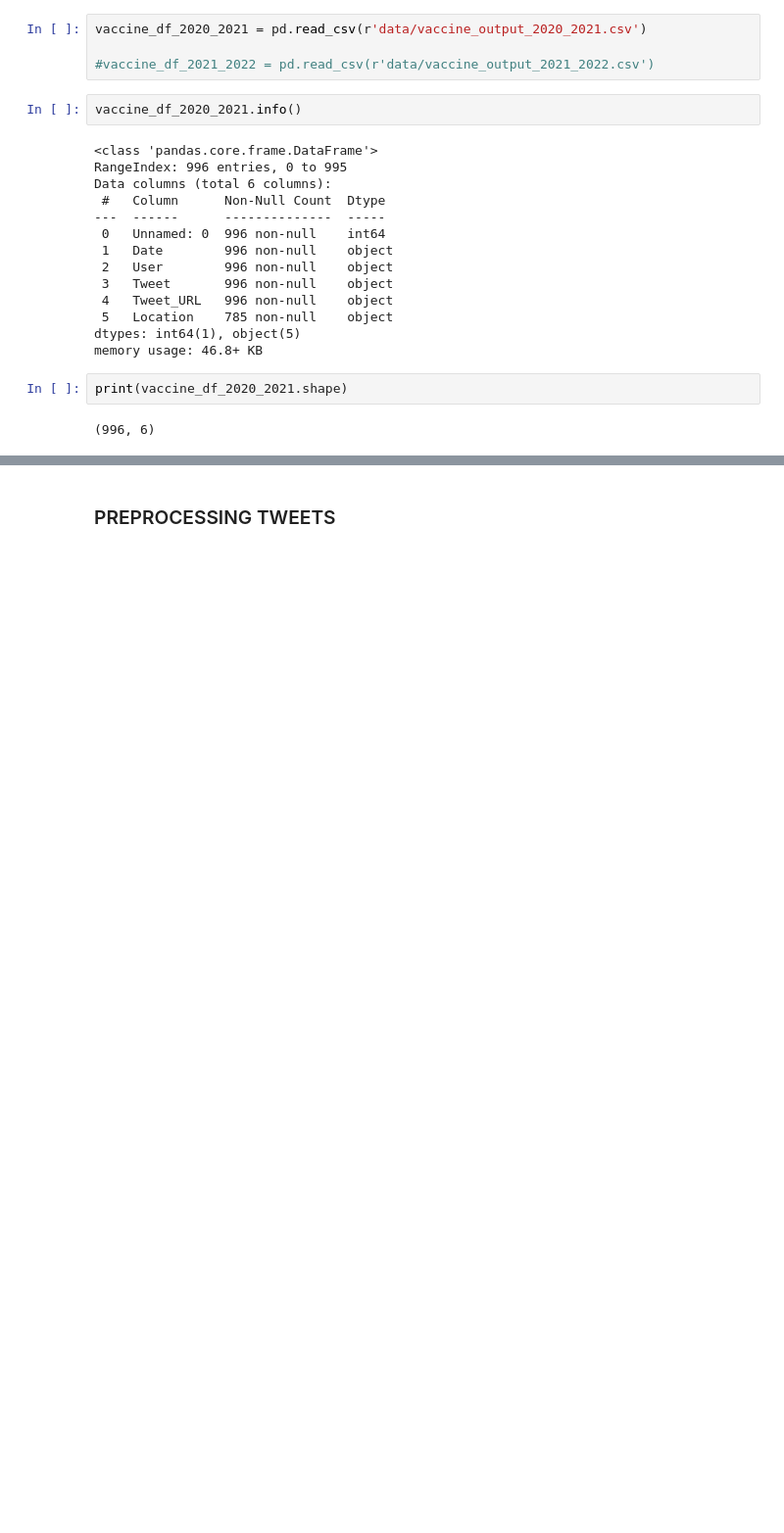
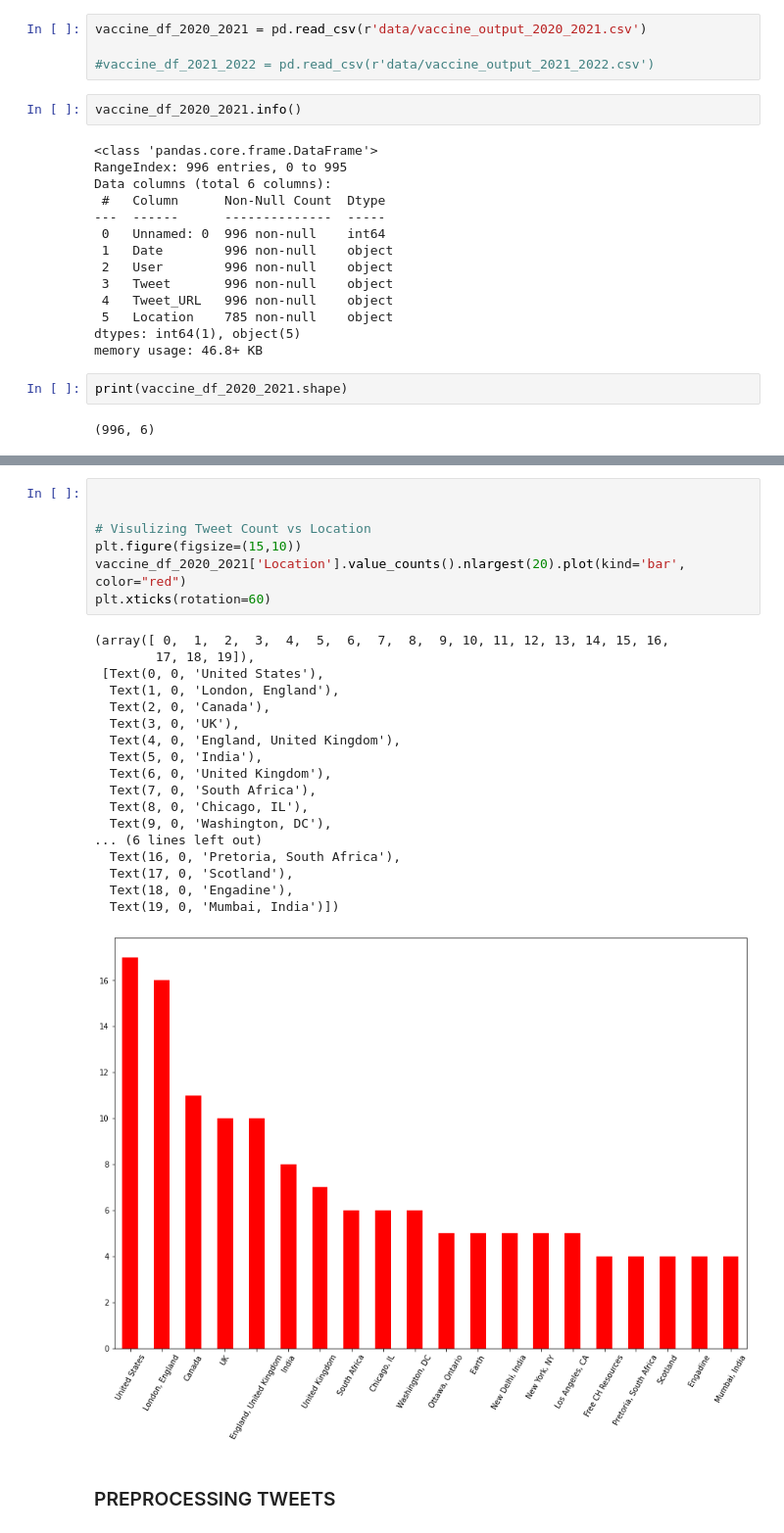
Before and after one commit to preethi-prak/Twitter_SentimentAnalysis_CovidVaccine, a Jupyter notebook: TwitterSentimentAnalysis_EDA_Algorithms.ipynb, the cells around one changed output, grey strips where cells are left out. Shown at 98% size. Cells and saved outputs as stored; diff of their text form; blank space fills up the shorter version.

```diff
--- a/TwitterSentimentAnalysis_EDA_Algorithms.ipynb
+++ b/TwitterSentimentAnalysis_EDA_Algorithms.ipynb
@@ -63,2 +84,28 @@ vaccine_df_2020_2021.head()
+# %%
+
+
+# Visulizing Tweet Count vs Location
+plt.figure(figsize=(15,10))
+vaccine_df_2020_2021['Location'].value_counts().nlargest(20).plot(kind='bar', color="red")
+plt.xticks(rotation=60)
+# %% [output]
+(array([ 0,  1,  2,  3,  4,  5,  6,  7,  8,  9, 10, 11, 12, 13, 14, 15, 16,
+        17, 18, 19]),
+ [Text(0, 0, 'United States'),
+  Text(1, 0, 'London, England'),
+  Text(2, 0, 'Canada'),
+  Text(3, 0, 'UK'),
+  Text(4, 0, 'England, United Kingdom'),
+  Text(5, 0, 'India'),
+  Text(6, 0, 'United Kingdom'),
+  Text(7, 0, 'South Africa'),
+  Text(8, 0, 'Chicago, IL'),
+  Text(9, 0, 'Washington, DC'),
+... (6 lines left out)
+  Text(16, 0, 'Pretoria, South Africa'),
+  Text(17, 0, 'Scotland'),
+  Text(18, 0, 'Engadine'),
+  Text(19, 0, 'Mumbai, India')])
+[figure, added]
 # %% [markdown]
 ### PREPROCESSING TWEETS
```
Also changed, not shown: parts of 43 cells of this notebook.
